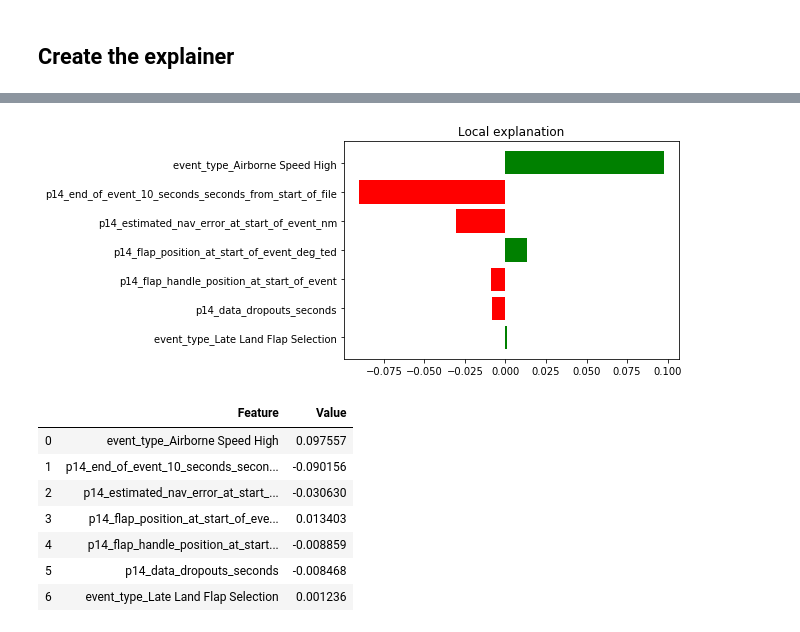
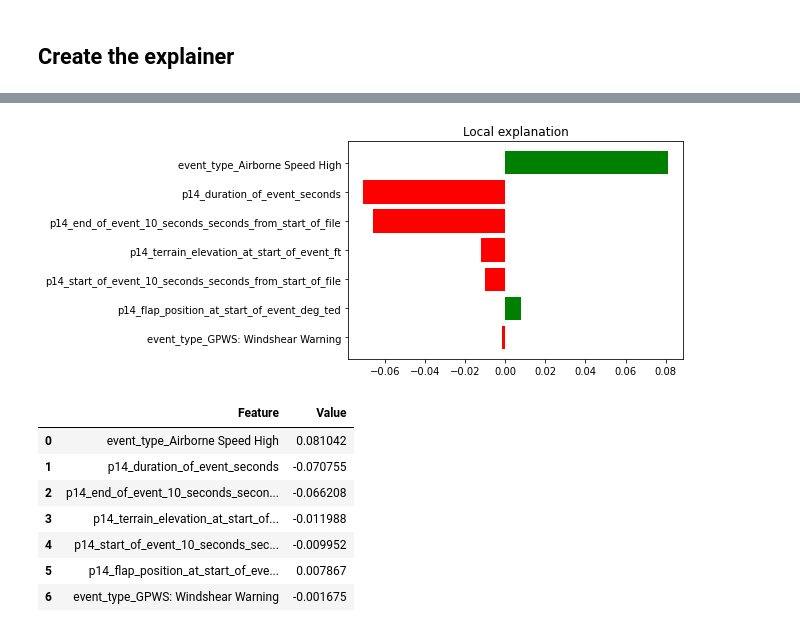
Before and after one commit to goiops/qOpstools_Python, a Jupyter notebook: flight_data_false_flag/explainer-random-forest.ipynb, the cells around one changed output, grey strips where cells are left out. Cells and saved outputs as stored; diff of their text form; code cells hidden in the pictures.

```diff
--- a/flight_data_false_flag/explainer-random-forest.ipynb
+++ b/flight_data_false_flag/explainer-random-forest.ipynb
@@ -146,7 +224,7 @@ def process_df(df):
 # %% [markdown]
 ## Transform training data
 # %%
-X_train = process_df(X_train)
+X_train = process_train(X_train)
 # %%
 #X_train.isnull().sum()
 X_train[pd.isnull(X_train).any(axis=1)]
@@ -185,2 +269,2 @@ X_train.head()
 # %%
-X_test = process_df(X_test)
+X_test = process_new(X_test)
@@ -225,2 +295,0 @@ def align_features(train_df, new_df):
-# %%
-X_test = align_features(X_train, X_test)
@@ -294,6 +360,8 @@ Parameters currently in use:
 # %%
 #from sklearn.metrics import accuracy_score
 #accuracy_score(y_test, clf.predict(X_test))
+# %%
+clf = pickle.load( open( "save_model.p", "rb" ) )
 # %%
 actual = y_test
 
@@ -512,20 +630,22 @@ errors
 # %%
-i = ref_number(40621658)
+ref = 40561679
+
+i = ref_number(ref)
 exp = explainer.explain_instance(np.array(X_test)[i], clf.predict_proba, num_features=7)
 
 #exp.show_in_notebook(show_table=True, show_all=False)
 exp.as_pyplot_figure()
 plt.show()
 
 table = pd.DataFrame(exp.as_list(label=1), columns=['Feature', 'Value'])
 table
 # %% [output]
-[figure, old version]
+[figure, new version]
 |  | Feature | Value |
-| 0 | event_type_Airborne Speed High | 0.097557 |
-| 1 | p14_end_of_event_10_seconds_secon... | -0.090156 |
-| 2 | p14_estimated_nav_error_at_start_... | -0.030630 |
-| 3 | p14_flap_position_at_start_of_eve... | 0.013403 |
-| 4 | p14_flap_handle_position_at_start... | -0.008859 |
-| 5 | p14_data_dropouts_seconds | -0.008468 |
-| 6 | event_type_Late Land Flap Selection | 0.001236 |
+| 0 | event_type_Airborne Speed High | 0.081042 |
+| 1 | p14_duration_of_event_seconds | -0.070755 |
+| 2 | p14_end_of_event_10_seconds_secon... | -0.066208 |
+| 3 | p14_terrain_elevation_at_start_of... | -0.011988 |
+| 4 | p14_start_of_event_10_seconds_sec... | -0.009952 |
+| 5 | p14_flap_position_at_start_of_eve... | 0.007867 |
+| 6 | event_type_GPWS: Windshear Warning | -0.001675 |
```
Also changed, not shown: parts of 66 cells of this notebook.
